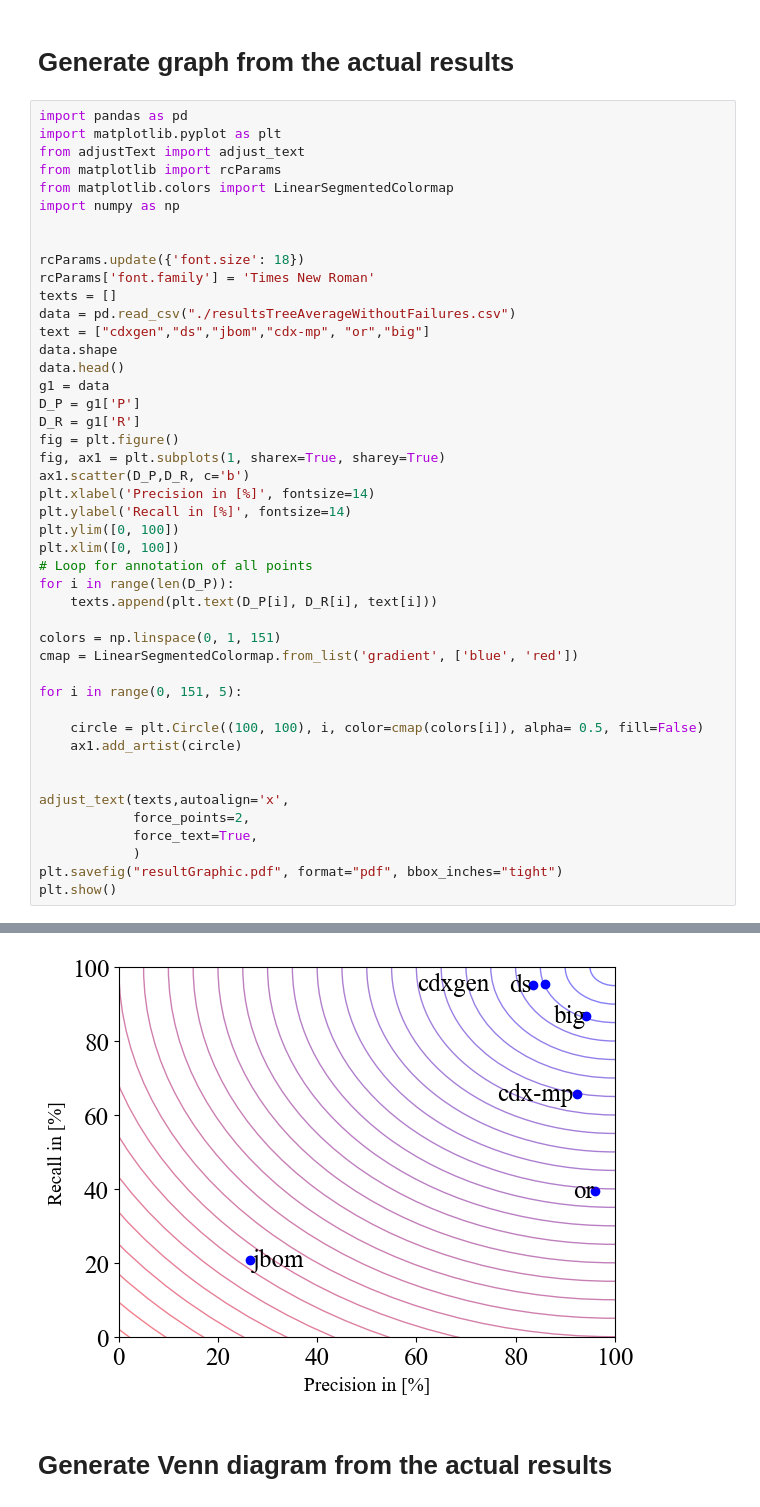
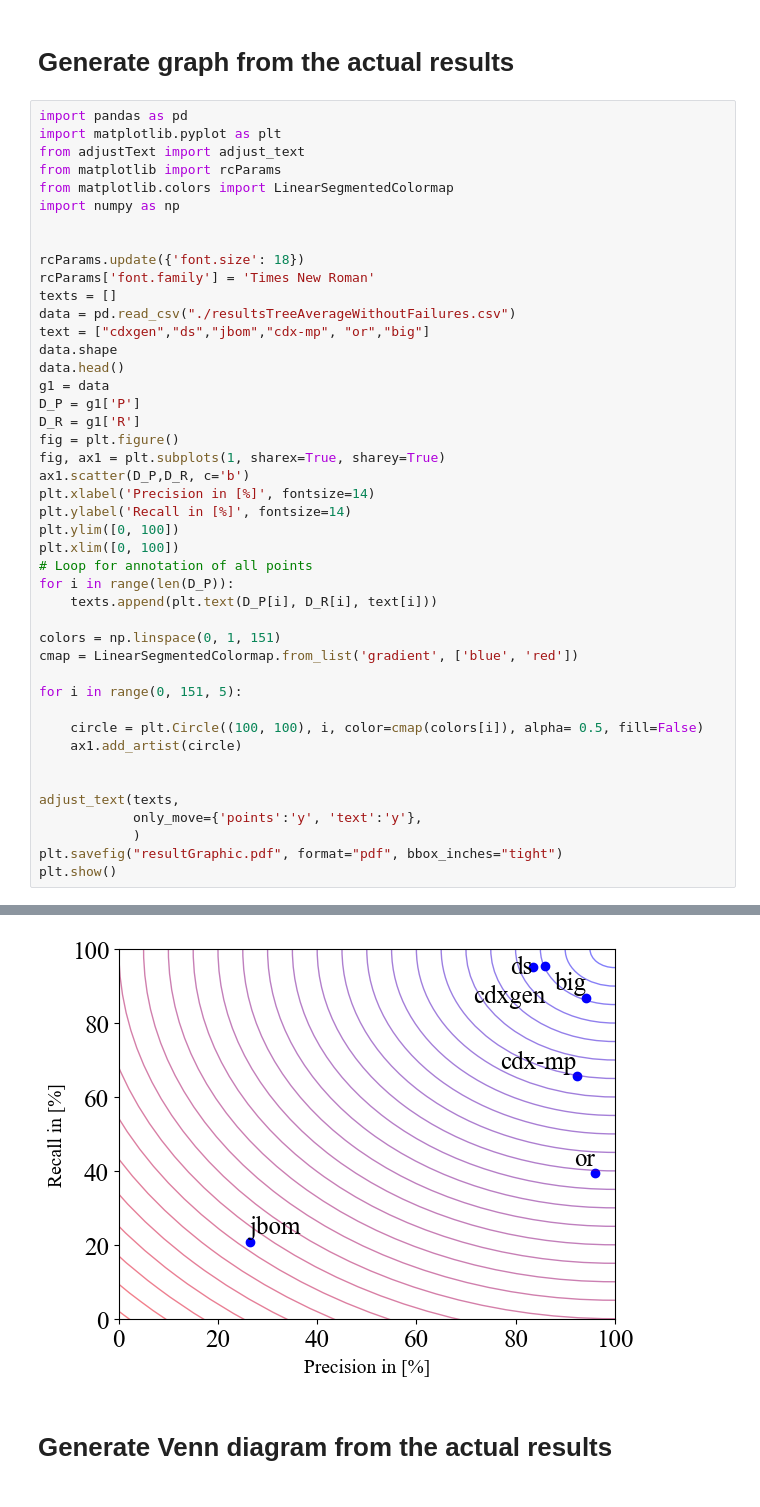
Before and after one commit to chains-project/SBOM-2023, a Jupyter notebook: sbom2023_plot/Scatterplot.ipynb, the cells around one changed output, grey strips where cells are left out. Drawn from its saved outputs; the diff is of its cells as text.

```diff
--- a/sbom2023_plot/Scatterplot.ipynb
+++ b/sbom2023_plot/Scatterplot.ipynb
@@ -100,37 +100,36 @@ text = ["cdxgen","ds","jbom","cdx-mp", "or","big"]
 data.shape
 data.head()
 g1 = data
 D_P = g1['P']
 D_R = g1['R']
 fig = plt.figure()
 fig, ax1 = plt.subplots(1, sharex=True, sharey=True)
 ax1.scatter(D_P,D_R, c='b')
 plt.xlabel('Precision in [%]', fontsize=14)
 plt.ylabel('Recall in [%]', fontsize=14)
 plt.ylim([0, 100])
 plt.xlim([0, 100])
 # Loop for annotation of all points
 for i in range(len(D_P)):
     texts.append(plt.text(D_P[i], D_R[i], text[i]))
 
 colors = np.linspace(0, 1, 151)
 cmap = LinearSegmentedColormap.from_list('gradient', ['blue', 'red'])
 
 for i in range(0, 151, 5):
 
     circle = plt.Circle((100, 100), i, color=cmap(colors[i]), alpha= 0.5, fill=False)
     ax1.add_artist(circle)
 
 
-adjust_text(texts,autoalign='x',
-            force_points=2,
-            force_text=True,
+adjust_text(texts,
+            only_move={'points':'y', 'text':'y'},
             )
 plt.savefig("resultGraphic.pdf", format="pdf", bbox_inches="tight")
 plt.show()
 # %% [output]
 <Figure size 640x480 with 0 Axes>
-[figure, old version]
+[figure, new version]
 # %% [markdown]
 # Generate Venn diagram from the actual results
 # %%
```
Also changed, not shown: 1 other file.
